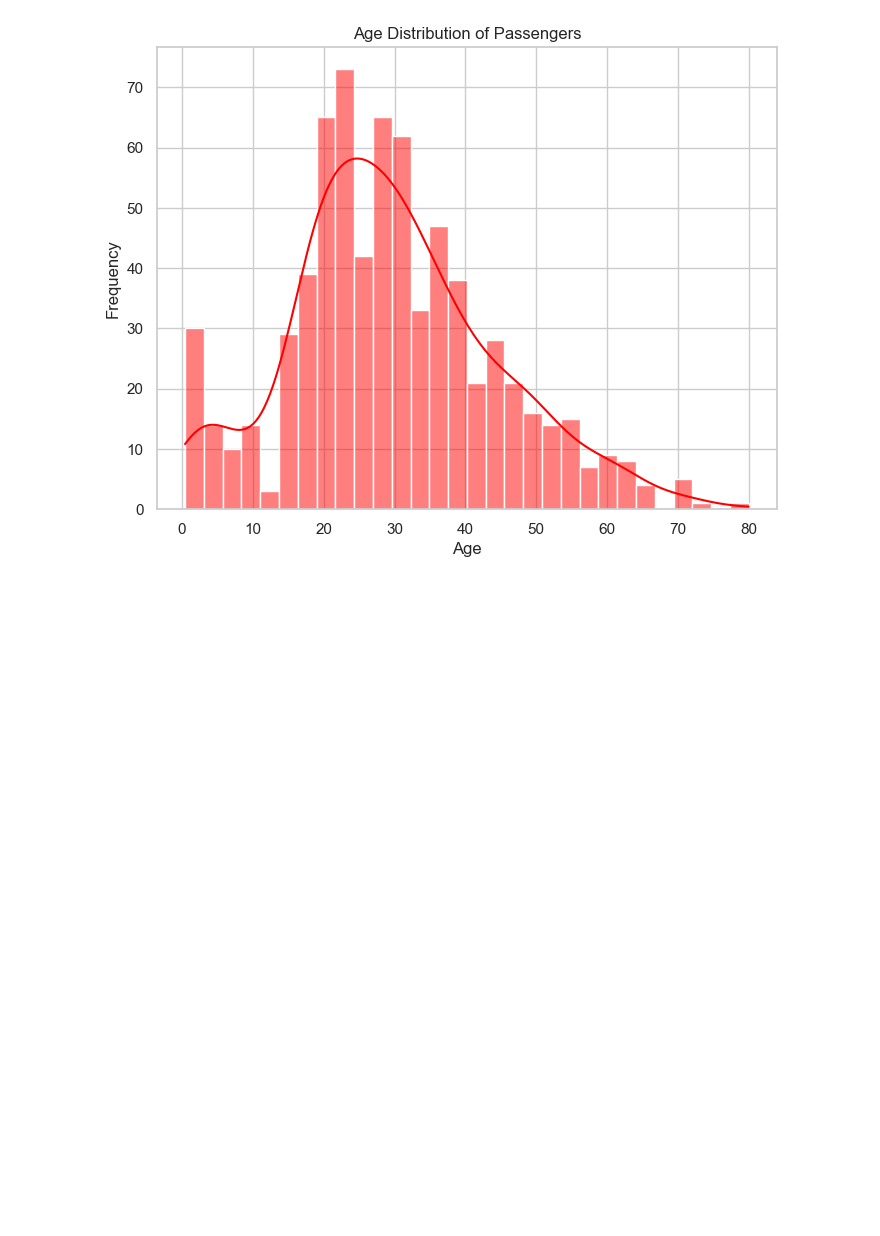
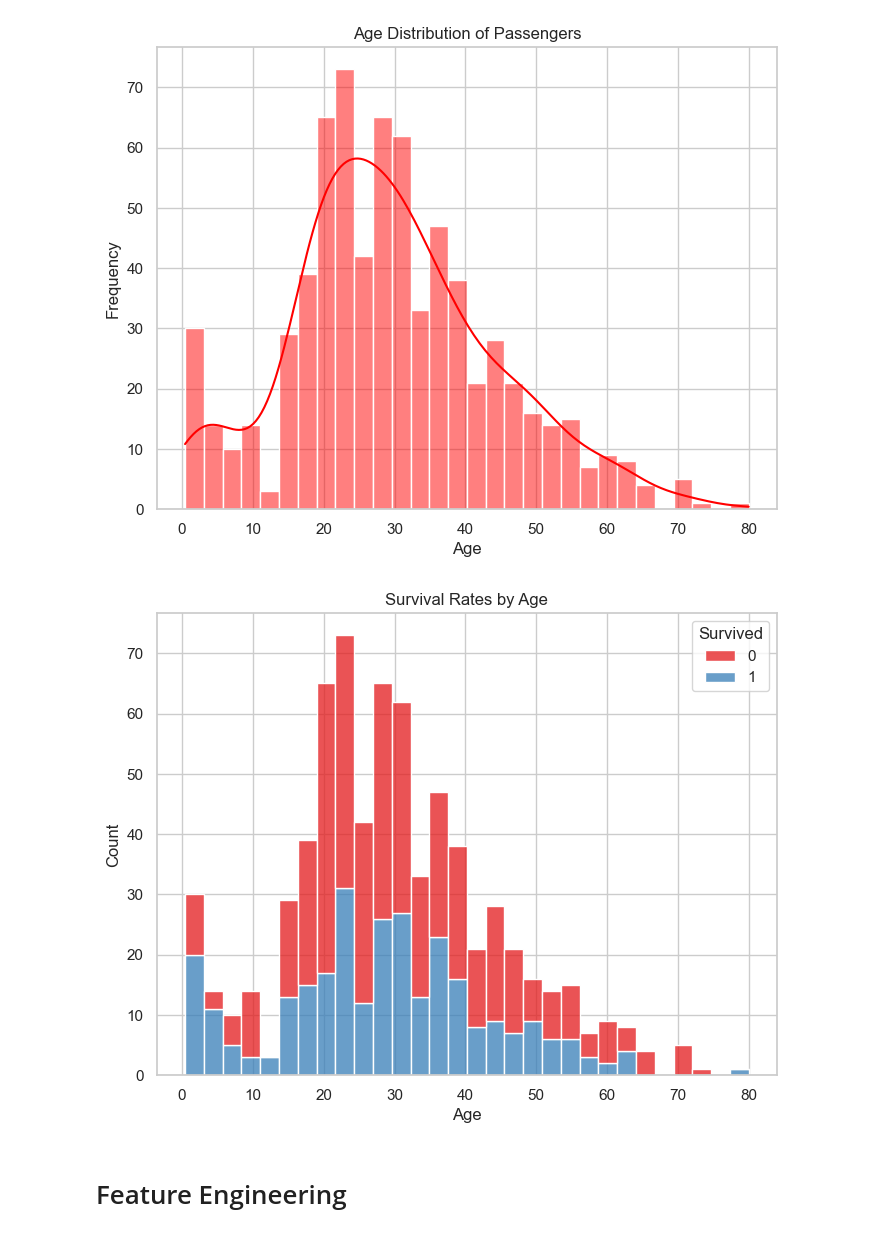
Before and after one commit to Pau1Co1e/miniature-bassoon, a Jupyter notebook: titanic.ipynb, the cells around one changed output. Drawn from its saved outputs; the diff is of its cells as text; code cells hidden in the pictures; blank space fills up the shorter version.

Commit message:
- EDM - Feature Engineering

```diff
--- a/titanic.ipynb
+++ b/titanic.ipynb
@@ -93,3 +95,16 @@ plt.ylabel("Frequency")
 plt.show()
 # %% [output]
 [figure]
+# %%
+# Step 6: Visualize Survival Rates by Age
+# Create a plot that shows survival based on age
+plt.figure(figsize=(8, 6))
+sns.histplot(data=train_df, x='Age', hue='Survived', multiple='stack', bins=30, palette='Set1')
+plt.title("Survival Rates by Age")
+plt.xlabel("Age")
+plt.ylabel("Count")
+plt.show()
+# %% [output]
+[figure, added]
+# %% [markdown]
+# Feature Engineering
```
Also changed, not shown: parts of 4 cells of this notebook.
